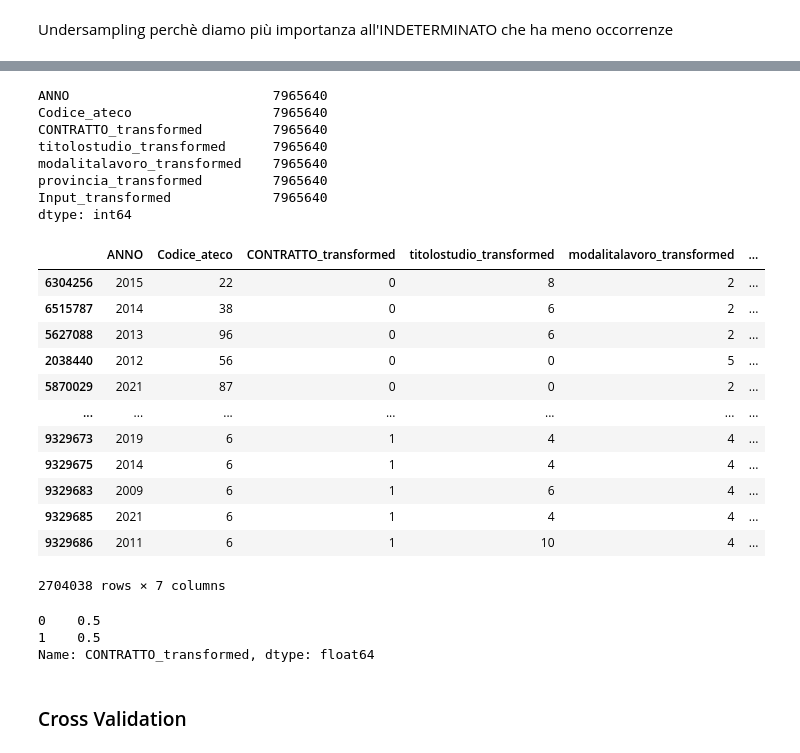
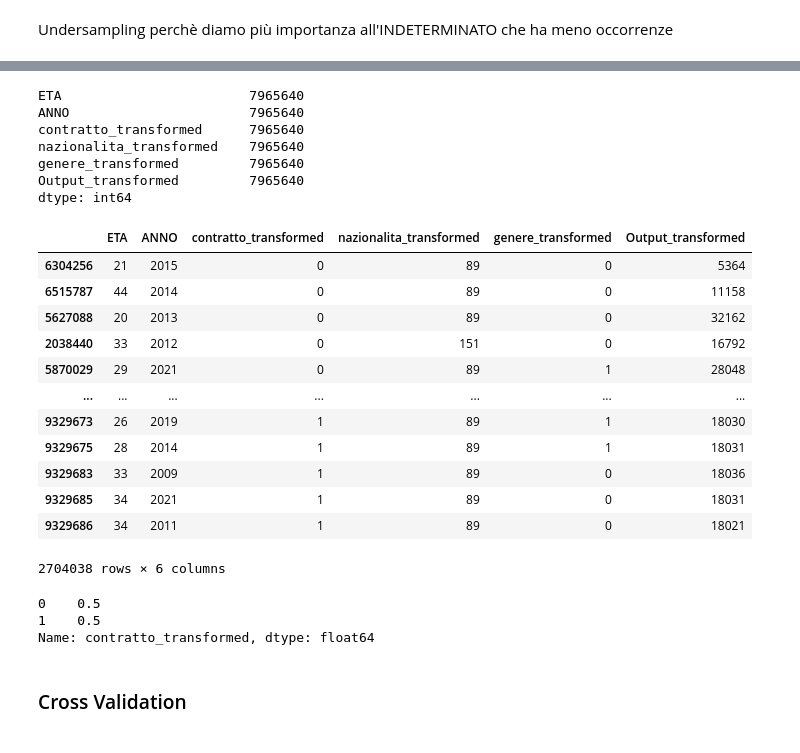
Before and after one commit to itsferios/LAB3, a Jupyter notebook: LAB3.ipynb, the cells around one changed output, grey strips where cells are left out. Drawn from its saved outputs; the diff is of its cells as text; code cells hidden in the pictures.

```diff
--- a/LAB3.ipynb
+++ b/LAB3.ipynb
@@ -407,4 +334,0 @@ transformed_indet
-# %%
-# Encoding of the input
-transformed_indet = trasformed_input(transformed_indet,'Input')
-transformed_indet
@@ -447,0 +335,9 @@ copia
+# %%
+# Function to transform the columns ETA, nazionalita_transformed, genere_transformed in a unique column
+# with the format: "ETA - nazionalita_transformed - genere_transformed"
+# syntax:
+# df: Dataframe
+# column: column name of the new column
+def trasformed_input(df,column):
+    df[column] = df["Codice_ateco"].apply(str) + " - " + df["titolostudio_transformed"].apply(str)+ " - " + df["modalitalavoro_transformed"].apply(str)+ " - " + df["provincia_transformed"].apply(str)
+    return df.drop(labels=['Codice_ateco','titolostudio_transformed','modalitalavoro_transformed','provincia_transformed'], axis=1)
@@ -447,0 +357,4 @@ copia
+# %%
+# Encoding of the input
+transformed_indet=trasformed_input(transformed_indet,'Output')
+transformed_indet
@@ -447,0 +375,9 @@ copia
+# %%
+# With LabelEncoder we encode the input column
+copia = transformed_indet.copy()
+le_output = LabelEncoder()
+le_output.fit(copia['Output'])
+transformation_output = le_output.transform(transformed_indet['Output'])
+copia['Output_transformed'] = list(transformation_output)
+copia=copia.drop(labels =['Output'], axis=1)
+copia
@@ -472,39 +421,38 @@ Input_transformed             1352019
 dtype: int64
 # %%
-copia[copia["CONTRATTO_transformed"]==0].count()
+copia[copia["contratto_transformed"]==0].count()
 # %% [output]
-ANNO                          7965640
-Codice_ateco                  7965640
-CONTRATTO_transformed         7965640
-titolostudio_transformed      7965640
-modalitalavoro_transformed    7965640
-provincia_transformed         7965640
-Input_transformed             7965640
+ETA                        7965640
+ANNO                       7965640
+contratto_transformed      7965640
+nazionalita_transformed    7965640
+genere_transformed         7965640
+Output_transformed         7965640
 dtype: int64
 # %%
-data_0 = copia[copia["CONTRATTO_transformed"]==0].sample(n=1352019,random_state=16)
-data_1 = copia[copia["CONTRATTO_transformed"]==1]
+data_0 = copia[copia["contratto_transformed"]==0].sample(n=1352019,random_state=16)
+data_1 = copia[copia["contratto_transformed"]==1]
 balanced = data_0.append(data_1)
 balanced
 # %% [output]
-|  | ANNO | Codice_ateco | CONTRATTO_transformed | titolostudio_transformed | modalitalavoro_transformed | ... |
-| 6304256 | 2015 | 22 | 0 | 8 | 2 | ... |
-| 6515787 | 2014 | 38 | 0 | 6 | 2 | ... |
-| 5627088 | 2013 | 96 | 0 | 6 | 2 | ... |
-| 2038440 | 2012 | 56 | 0 | 0 | 5 | ... |
-| 5870029 | 2021 | 87 | 0 | 0 | 2 | ... |
+|  | ETA | ANNO | contratto_transformed | nazionalita_transformed | genere_transformed | Output_transformed |
+| 6304256 | 21 | 2015 | 0 | 89 | 0 | 5364 |
+| 6515787 | 44 | 2014 | 0 | 89 | 0 | 11158 |
+| 5627088 | 20 | 2013 | 0 | 89 | 0 | 32162 |
+| 2038440 | 33 | 2012 | 0 | 151 | 0 | 16792 |
+| 5870029 | 29 | 2021 | 0 | 89 | 1 | 28048 |
 | ... | ... | ... | ... | ... | ... | ... |
-| 9329673 | 2019 | 6 | 1 | 4 | 4 | ... |
-| 9329675 | 2014 | 6 | 1 | 4 | 4 | ... |
-| 9329683 | 2009 | 6 | 1 | 6 | 4 | ... |
-| 9329685 | 2021 | 6 | 1 | 4 | 4 | ... |
-| 9329686 | 2011 | 6 | 1 | 10 | 4 | ... |
+| 9329673 | 26 | 2019 | 1 | 89 | 1 | 18030 |
+| 9329675 | 28 | 2014 | 1 | 89 | 1 | 18031 |
+| 9329683 | 33 | 2009 | 1 | 89 | 0 | 18036 |
+| 9329685 | 34 | 2021 | 1 | 89 | 0 | 18031 |
+| 9329686 | 34 | 2011 | 1 | 89 | 0 | 18021 |
-2704038 rows × 7 columns
+2704038 rows × 6 columns
 # %%
-balanced["CONTRATTO_transformed"].value_counts(normalize=True)
+balanced["contratto_transformed"].value_counts(normalize=True)
 # %% [output]
 0    0.5
 1    0.5
-Name: CONTRATTO_transformed, dtype: float64
+Name: contratto_transformed, dtype: float64
 # %% [markdown]
 ### Cross Validation
```
Also changed, not shown: parts of 75 cells of this notebook.
